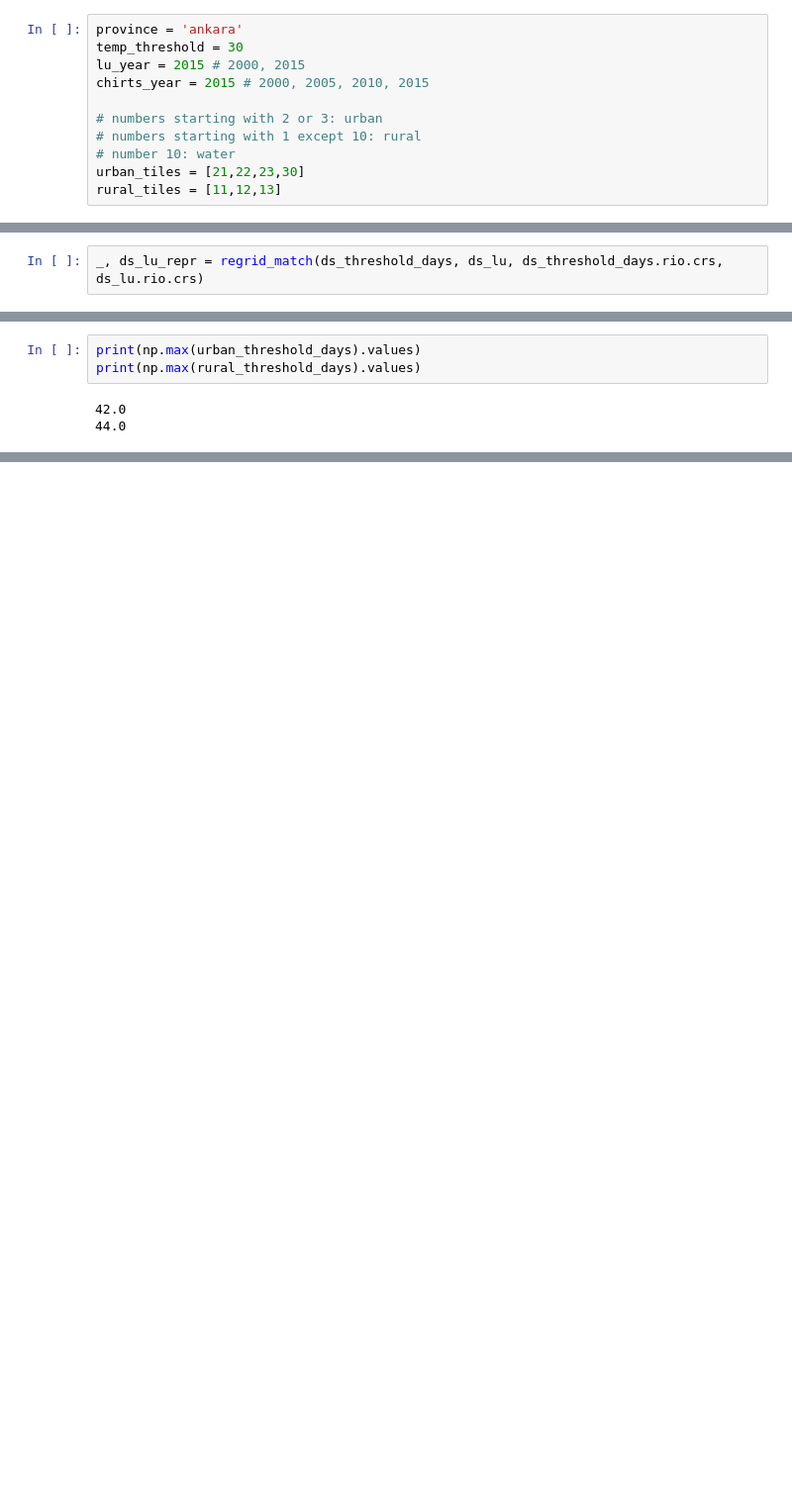
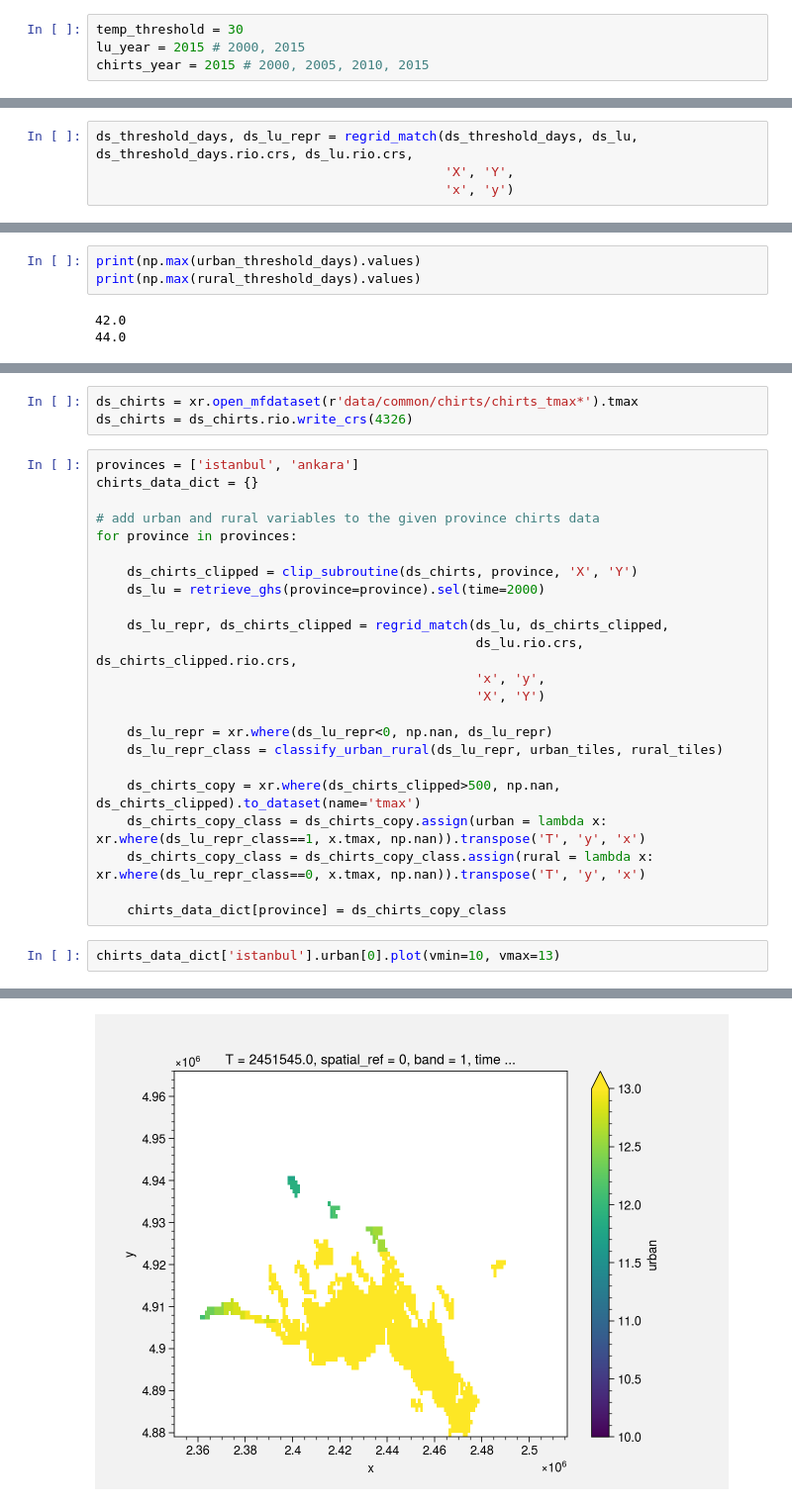
Before and after one commit to donmezkutay/ATMOS22-Paper-Codes, a Jupyter notebook: chirts_analysis.ipynb, the cells around one changed output, grey strips where cells are left out. Shown: that part at 99% size. Drawn from its saved outputs; the diff is of its cells as text; blank space fills up the shorter version.

Commit message:
added chirts pdf analysis

```diff
--- a/chirts_analysis.ipynb
+++ b/chirts_analysis.ipynb
@@ -12,14 +22,7 @@ import proplot
 # %%
-province = 'ankara'
 temp_threshold = 30
 lu_year = 2015 # 2000, 2015
 chirts_year = 2015 # 2000, 2005, 2010, 2015
-
-# numbers starting with 2 or 3: urban
-# numbers starting with 1 except 10: rural
-# number 10: water
-urban_tiles = [21,22,23,30]
-rural_tiles = [11,12,13]
 # %%
 ds_tmax = xr.open_dataset(fr'data/common/chirts/chirts_tmax_{chirts_year}.nc').tmax
 ds_tmax = ds_tmax.rio.write_crs(4326)
@@ -30,7 +33,9 @@ ds_tmax_clipped = clip_subroutine(ds_tmax, province, 'X', 'Y')
 # %%
 ds_threshold_days = xr.where(ds_tmax_clipped>=temp_threshold, 1, 0).sum(dim='T')
 # %%
-_, ds_lu_repr = regrid_match(ds_threshold_days, ds_lu, ds_threshold_days.rio.crs, ds_lu.rio.crs)
+ds_threshold_days, ds_lu_repr = regrid_match(ds_threshold_days, ds_lu, ds_threshold_days.rio.crs, ds_lu.rio.crs,
+                                             'X', 'Y',
+                                             'x', 'y')
 # %%
 ds_lu_repr = xr.where(ds_lu_repr<0, np.nan, ds_lu_repr)
 # %%
@@ -56,0 +64,29 @@ print(np.max(rural_threshold_days).values)
+# %%
+ds_chirts = xr.open_mfdataset(r'data/common/chirts/chirts_tmax*').tmax
+ds_chirts = ds_chirts.rio.write_crs(4326)
+# %%
+provinces = ['istanbul', 'ankara']
+chirts_data_dict = {}
+
+# add urban and rural variables to the given province chirts data
+for province in provinces:
+
+    ds_chirts_clipped = clip_subroutine(ds_chirts, province, 'X', 'Y')
+    ds_lu = retrieve_ghs(province=province).sel(time=2000)
+
+    ds_lu_repr, ds_chirts_clipped = regrid_match(ds_lu, ds_chirts_clipped,
+                                                 ds_lu.rio.crs, ds_chirts_clipped.rio.crs,
+                                                 'x', 'y',
+                                                 'X', 'Y')
+
+    ds_lu_repr = xr.where(ds_lu_repr<0, np.nan, ds_lu_repr)
+    ds_lu_repr_class = classify_urban_rural(ds_lu_repr, urban_tiles, rural_tiles)
+
+    ds_chirts_copy = xr.where(ds_chirts_clipped>500, np.nan, ds_chirts_clipped).to_dataset(name='tmax')
+    ds_chirts_copy_class = ds_chirts_copy.assign(urban = lambda x: xr.where(ds_lu_repr_class==1, x.tmax, np.nan)).transpose('T', 'y', 'x')
+    ds_chirts_copy_class = ds_chirts_copy_class.assign(rural = lambda x: xr.where(ds_lu_repr_class==0, x.tmax, np.nan)).transpose('T', 'y', 'x')
+
+    chirts_data_dict[province] = ds_chirts_copy_class
+# %%
+chirts_data_dict['istanbul'].urban[0].plot(vmin=10, vmax=13)
+# %% [output]
@@ -56,0 +94 @@ print(np.max(rural_threshold_days).values)
+[figure, added]
```
Also changed, not shown: parts of 6 cells of this notebook, 4 other files.
